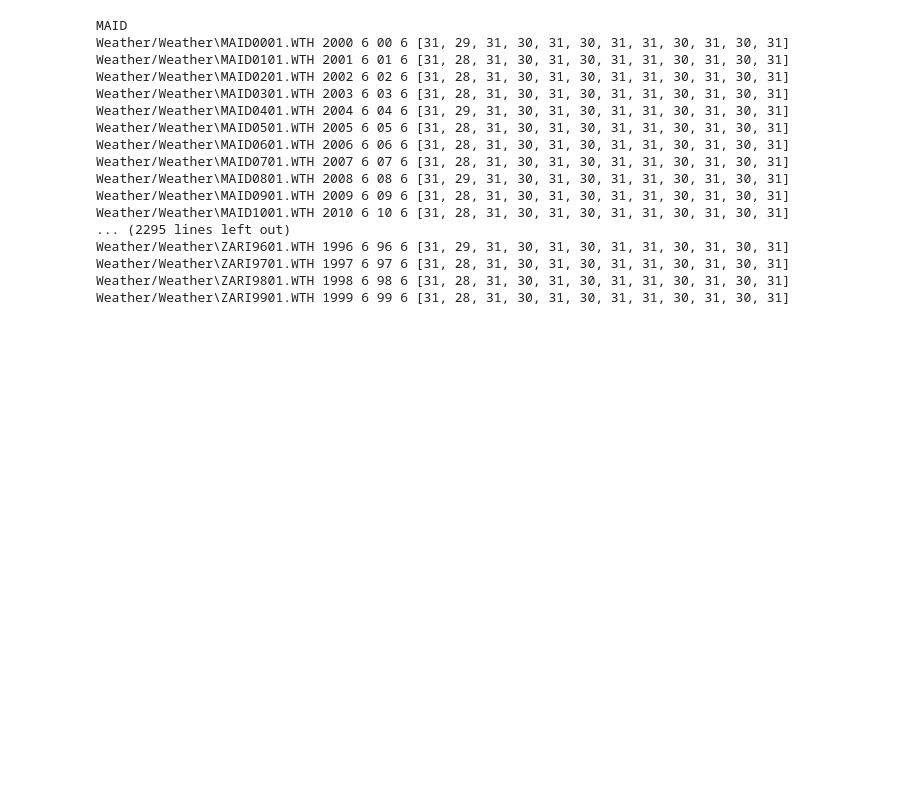
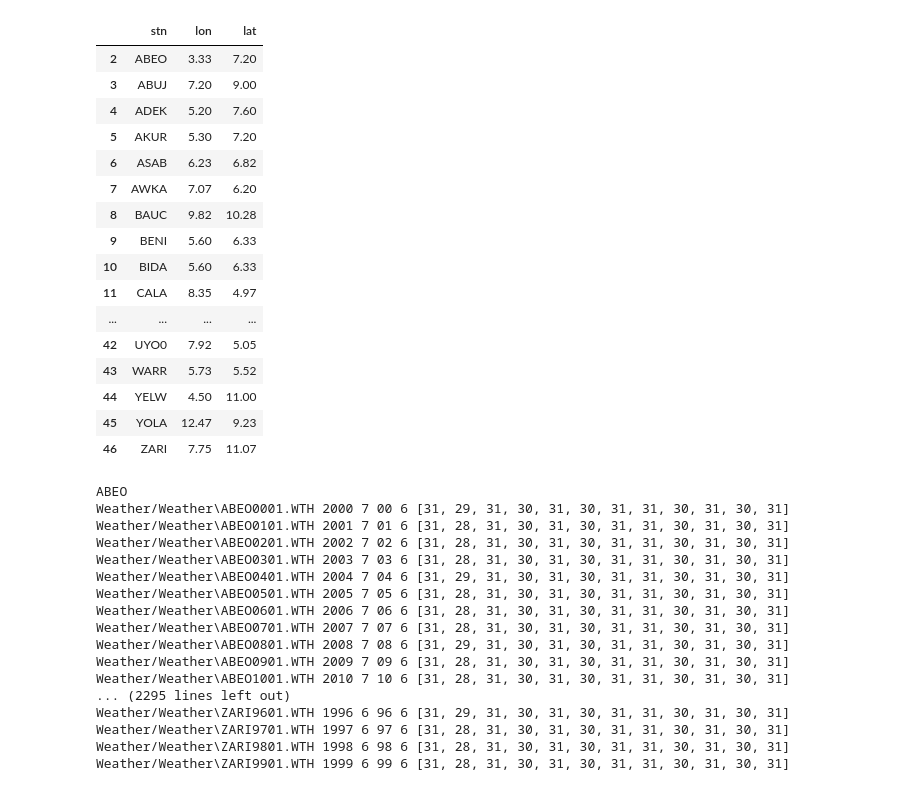
Before and after one commit to ahmadbello/nimet_point2grid, a Jupyter notebook: nimet_point2grid.ipynb, the cells around one changed output. Saved outputs shown, nothing was run; the diff lists cells and outputs as text; code cells hidden in the pictures; blank space fills up the shorter version.

```diff
--- a/nimet_point2grid.ipynb
+++ b/nimet_point2grid.ipynb
@@ -17,10 +27,30 @@ def find_line(path, target):
 # %%
 # 47 station coordinates
 coords = pd.read_csv("coords1.csv")
+coords = coords.sort_values("stn")
 stn = coords["stn"]
 lon = coords["lon"]
 lat = coords["lat"]
 # lat
+coords
+# %% [output]
+|  | stn | lon | lat |
+| 2 | ABEO | 3.33 | 7.20 |
+| 3 | ABUJ | 7.20 | 9.00 |
+| 4 | ADEK | 5.20 | 7.60 |
+| 5 | AKUR | 5.30 | 7.20 |
+| 6 | ASAB | 6.23 | 6.82 |
+| 7 | AWKA | 7.07 | 6.20 |
+| 8 | BAUC | 9.82 | 10.28 |
+| 9 | BENI | 5.60 | 6.33 |
+| 10 | BIDA | 5.60 | 6.33 |
+| 11 | CALA | 8.35 | 4.97 |
+| ... | ... | ... | ... |
+| 42 | UYO0 | 7.92 | 5.05 |
+| 43 | WARR | 5.73 | 5.52 |
+| 44 | YELW | 4.50 | 11.00 |
+| 45 | YOLA | 12.47 | 9.23 |
+| 46 | ZARI | 7.75 | 11.07 |
 # %%
 all_stn_wth_files_tmax = pd.DataFrame(columns=["DATE"])
 
@@ -62,18 +92,18 @@ for station in stn:
 
     all_stn_wth_files_tmax = all_stn_wth_files_tmax.merge(all_wth_files_tmax, left_on="DATE", right_on="DATE", how = "outer")
 # %% [output]
-MAID
-Weather/Weather\MAID0001.WTH 2000 6 00 6 [31, 29, 31, 30, 31, 30, 31, 31, 30, 31, 30, 31]
-Weather/Weather\MAID0101.WTH 2001 6 01 6 [31, 28, 31, 30, 31, 30, 31, 31, 30, 31, 30, 31]
-Weather/Weather\MAID0201.WTH 2002 6 02 6 [31, 28, 31, 30, 31, 30, 31, 31, 30, 31, 30, 31]
-Weather/Weather\MAID0301.WTH 2003 6 03 6 [31, 28, 31, 30, 31, 30, 31, 31, 30, 31, 30, 31]
-Weather/Weather\MAID0401.WTH 2004 6 04 6 [31, 29, 31, 30, 31, 30, 31, 31, 30, 31, 30, 31]
-Weather/Weather\MAID0501.WTH 2005 6 05 6 [31, 28, 31, 30, 31, 30, 31, 31, 30, 31, 30, 31]
-Weather/Weather\MAID0601.WTH 2006 6 06 6 [31, 28, 31, 30, 31, 30, 31, 31, 30, 31, 30, 31]
-Weather/Weather\MAID0701.WTH 2007 6 07 6 [31, 28, 31, 30, 31, 30, 31, 31, 30, 31, 30, 31]
-Weather/Weather\MAID0801.WTH 2008 6 08 6 [31, 29, 31, 30, 31, 30, 31, 31, 30, 31, 30, 31]
-Weather/Weather\MAID0901.WTH 2009 6 09 6 [31, 28, 31, 30, 31, 30, 31, 31, 30, 31, 30, 31]
-Weather/Weather\MAID1001.WTH 2010 6 10 6 [31, 28, 31, 30, 31, 30, 31, 31, 30, 31, 30, 31]
+ABEO
+Weather/Weather\ABEO0001.WTH 2000 7 00 6 [31, 29, 31, 30, 31, 30, 31, 31, 30, 31, 30, 31]
+Weather/Weather\ABEO0101.WTH 2001 7 01 6 [31, 28, 31, 30, 31, 30, 31, 31, 30, 31, 30, 31]
+Weather/Weather\ABEO0201.WTH 2002 7 02 6 [31, 28, 31, 30, 31, 30, 31, 31, 30, 31, 30, 31]
+Weather/Weather\ABEO0301.WTH 2003 7 03 6 [31, 28, 31, 30, 31, 30, 31, 31, 30, 31, 30, 31]
+Weather/Weather\ABEO0401.WTH 2004 7 04 6 [31, 29, 31, 30, 31, 30, 31, 31, 30, 31, 30, 31]
+Weather/Weather\ABEO0501.WTH 2005 7 05 6 [31, 28, 31, 30, 31, 30, 31, 31, 30, 31, 30, 31]
+Weather/Weather\ABEO0601.WTH 2006 7 06 6 [31, 28, 31, 30, 31, 30, 31, 31, 30, 31, 30, 31]
+Weather/Weather\ABEO0701.WTH 2007 7 07 6 [31, 28, 31, 30, 31, 30, 31, 31, 30, 31, 30, 31]
+Weather/Weather\ABEO0801.WTH 2008 7 08 6 [31, 29, 31, 30, 31, 30, 31, 31, 30, 31, 30, 31]
+Weather/Weather\ABEO0901.WTH 2009 7 09 6 [31, 28, 31, 30, 31, 30, 31, 31, 30, 31, 30, 31]
+Weather/Weather\ABEO1001.WTH 2010 7 10 6 [31, 28, 31, 30, 31, 30, 31, 31, 30, 31, 30, 31]
 ... (2295 lines left out)
 Weather/Weather\ZARI9601.WTH 1996 6 96 6 [31, 29, 31, 30, 31, 30, 31, 31, 30, 31, 30, 31]
 Weather/Weather\ZARI9701.WTH 1997 6 97 6 [31, 28, 31, 30, 31, 30, 31, 31, 30, 31, 30, 31]
```
Also changed, not shown: parts of 9 cells of this notebook.
